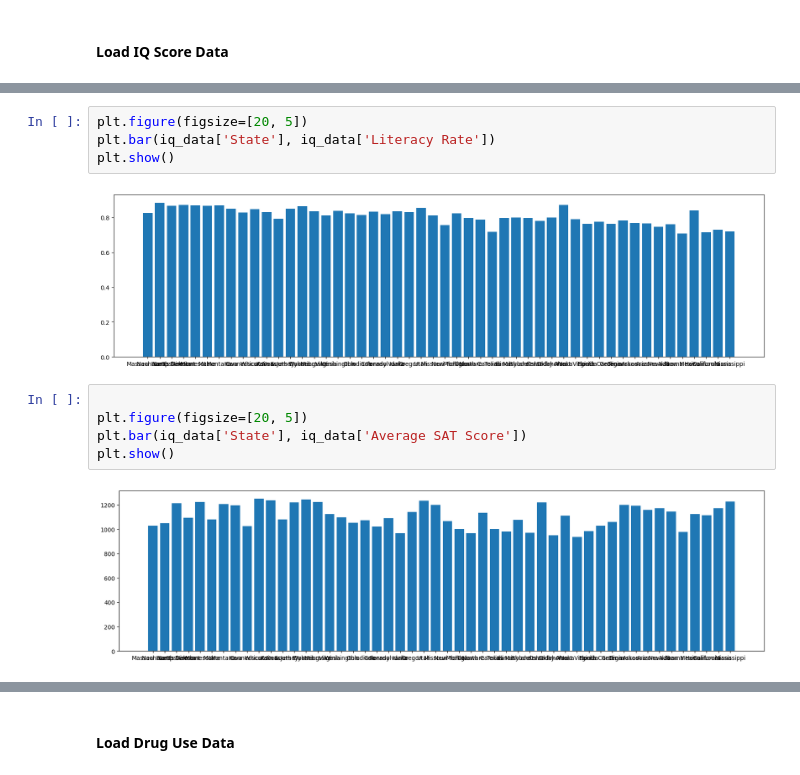
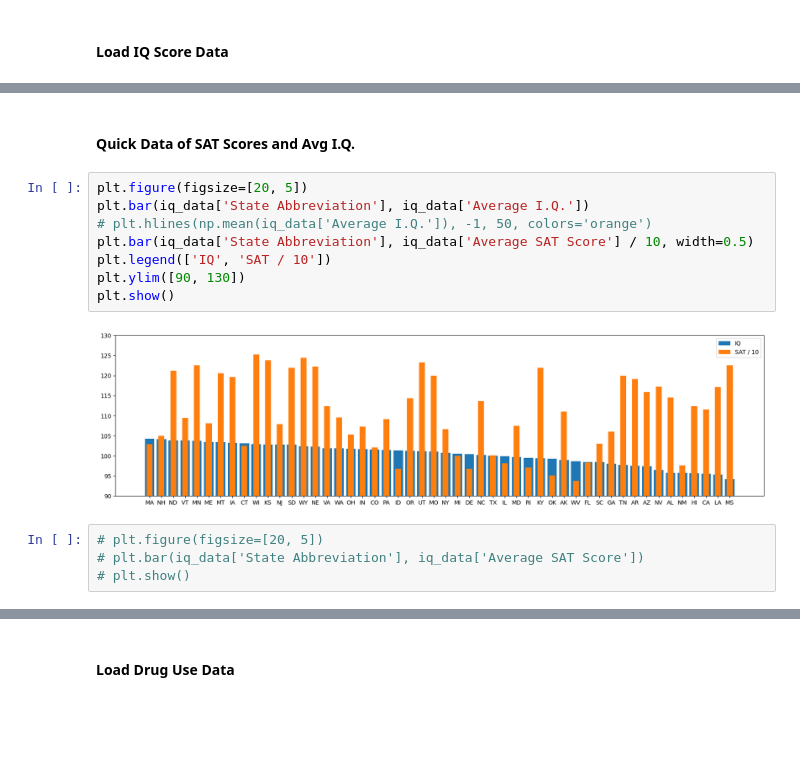
Before and after one commit to codycosta/ENGR201, a Jupyter notebook: weeks-9-10-final-project/project.ipynb, the cells around one changed output, grey strips where cells are left out. Cells and saved outputs as stored; diff of their text form; blank space fills up the shorter version.

```diff
--- a/weeks-9-10-final-project/project.ipynb
+++ b/weeks-9-10-final-project/project.ipynb
@@ -139,16 +154,19 @@ iq_data.head()
 | 2 | 3 | ND | North Dakota | 103.8 | 0.866 | 0.790 | 1212 |
 | 3 | 4 | VT | Vermont | 103.8 | 0.872 | 0.790 | 1095 |
 | 4 | 5 | MN | Minnesota | 103.7 | 0.869 | 0.796 | 1225 |
+# %% [markdown]
+#### Quick Data of SAT Scores and Avg I.Q.
+# %%
+plt.figure(figsize=[20, 5])
+plt.bar(iq_data['State Abbreviation'], iq_data['Average I.Q.'])
+# plt.hlines(np.mean(iq_data['Average I.Q.']), -1, 50, colors='orange')
+plt.bar(iq_data['State Abbreviation'], iq_data['Average SAT Score'] / 10, width=0.5)
+plt.legend(['IQ', 'SAT / 10'])
+plt.ylim([90, 130])
+plt.show()
+# %% [output]
+[figure, added]
 # %%
-plt.figure(figsize=[20, 5])
-plt.bar(iq_data['State'], iq_data['Literacy Rate'])
-plt.show()
+# plt.figure(figsize=[20, 5])
+# plt.bar(iq_data['State Abbreviation'], iq_data['Average SAT Score'])
+# plt.show()
-# %% [output]
-[figure, removed]
-# %%
-
-plt.figure(figsize=[20, 5])
-plt.bar(iq_data['State'], iq_data['Average SAT Score'])
-plt.show()
-# %% [output]
-[figure, removed]
```
Also changed, not shown: parts of 8 cells of this notebook.
